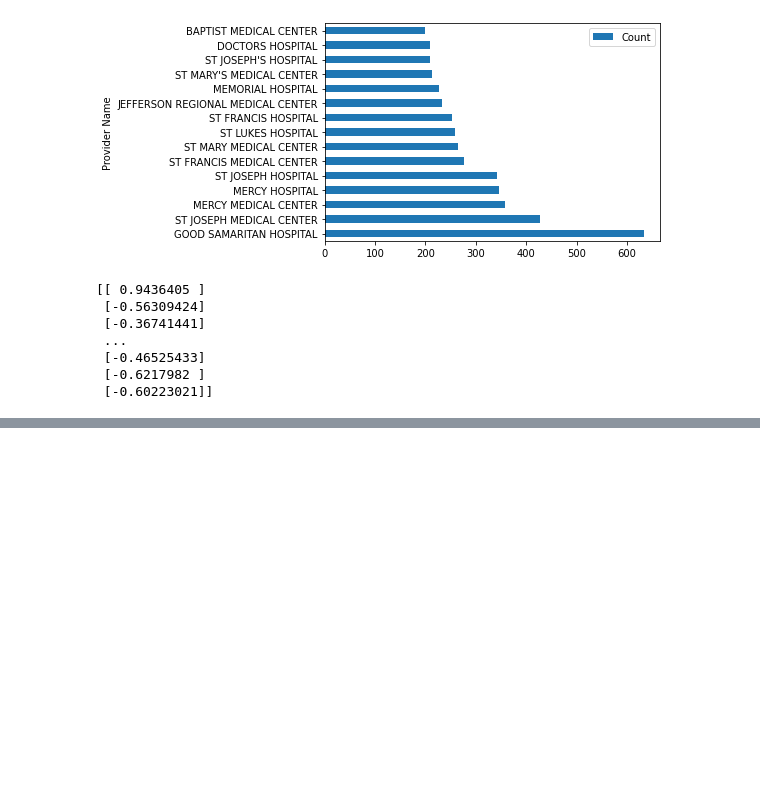
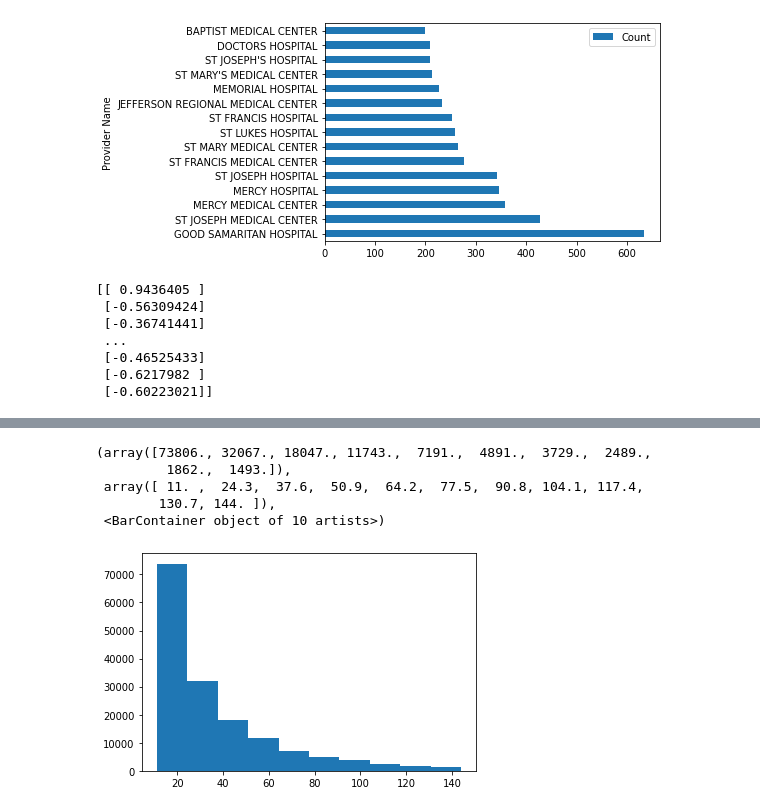
Before and after one commit to kikun1234/Data-Cleaning-Viz-vs-ML, a Jupyter notebook: data-visulisations.ipynb, the cells around one changed output, grey strips where cells are left out. Cells and saved outputs as stored; diff of their text form; code cells hidden in the pictures; blank space fills up the shorter version.

```diff
--- a/data-visulisations.ipynb
+++ b/data-visulisations.ipynb
@@ -121,0 +129,11 @@ Name:  Total Discharges , Length: 163065, dtype: int64
+# %%
+df11=df10[df10.iloc[:, 0]<145]
+counts, bins = np.histogram(df11)
+plt.hist(bins[:-1], bins, weights=counts)
+# %% [output]
+(array([73806., 32067., 18047., 11743.,  7191.,  4891.,  3729.,  2489.,
+         1862.,  1493.]),
+ array([ 11. ,  24.3,  37.6,  50.9,  64.2,  77.5,  90.8, 104.1, 117.4,
+        130.7, 144. ]),
+ <BarContainer object of 10 artists>)
+[figure, added]
```
Also changed, not shown: parts of 3 cells of this notebook.
